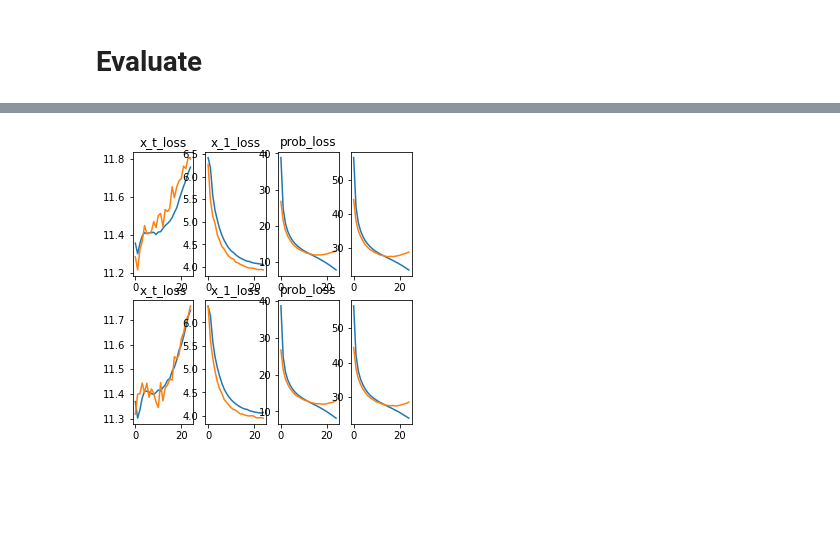
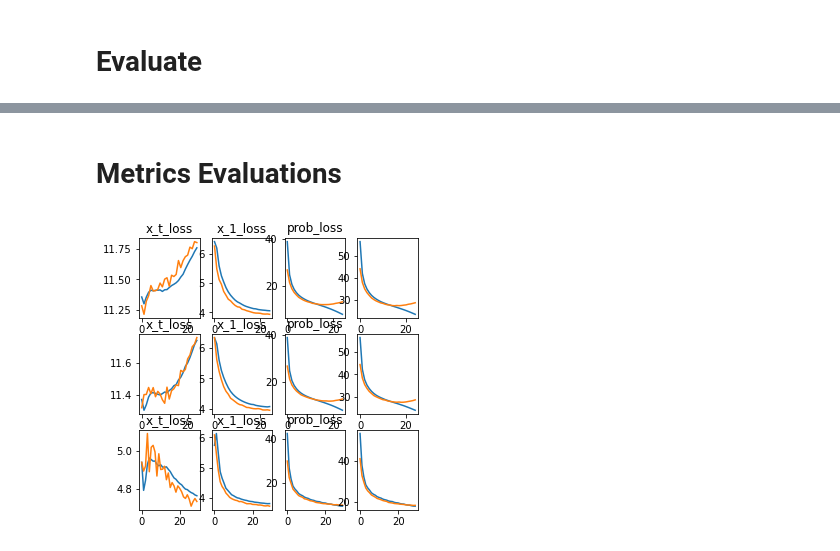
Before and after one commit to xu-shitong/diffusion-image-captioning, a Jupyter notebook: CLIP-DDPM.ipynb, the cells around one changed output, grey strips where cells are left out. Drawn from its saved outputs; the diff is of its cells as text; code cells hidden in the pictures; blank space fills up the shorter version.

```diff
--- a/CLIP-DDPM.ipynb
+++ b/CLIP-DDPM.ipynb
@@ -102,7 +101,11 @@ STEP_TOT = 1000 # total noise adding steps
 COSIN_SCHEDULE = True # if alpha sequence is scheduled in cosin instead of linear patten
 SAMPLE_SIZE = 100 # number of sample steps in each diffuse sequence
 X_0_PREDICTION = True # if model predicts x_0 or x_{t-1}
+USE_X_1_LOSS = True # if using x_1 loss
+USE_PROB_LOSS = True # if using prob loss
 
-MODEL_NAME = f"batch{BATCH_SIZE}_maxlen{MAX_LENGTH}_round{'%.0E' % ROUNDING_WEIGHT}_loss{LOSS_FUNC.__name__}_clip{CLIP_ADDING_METHOD}_clipmask{CLIP_MASK[0].item()}{CLIP_MASK[1].item()}_train-embed{TRAIN_EMBEDDING}_samplesize{SAMPLE_SIZE}_x_0_predict{X_0_PREDICTION}"
+MODEL_NAME = f"batch{BATCH_SIZE}_maxlen{MAX_LENGTH}_round{'%.0E' % ROUNDING_WEIGHT}_loss{LOSS_FUNC.__name__}\
+  _clip{CLIP_ADDING_METHOD}_clipmask{CLIP_MASK[0].item()}{CLIP_MASK[1].item()}_train-embed{TRAIN_EMBEDDING}\
+  _samplesize{SAMPLE_SIZE}_x_0_predict{X_0_PREDICTION}_use_x_1{USE_X_1_LOSS}_use_prob{USE_PROB_LOSS}"
 print(f"trial name: {MODEL_NAME}")
 # %% [output]
@@ -491,14 +520,13 @@ if not early_stopped:
 # Evaluate
 # %%
 # trial on inference
-model = torch.load(f"batch8_maxlen16_round3E-01_lossseries_sum_batch_average_clipconcat_clipmask10_train-embedFalse_samplesize100_x_0_predictFalse.pickle").to(device)
+model = torch.load("./batch8_maxlen16_round3E-01_lossseries_sum_batch_average_clipconcat_clipmask10_train-embedFalse_samplesize100_x_0_predictFalse.pickle").to(device)
 model.model.add_module("activation", activations.GELUActivation())
 model.eval()
 idx = 0
-origin_text = train_dataset.caption.loc[idx]
-print("origin text: ", origin_text)
+print("origin text: ", val_set[idx]["text"])
 
-sample = train_dataset[idx]
+sample = val_set[idx]
 image_clip = sample["image_clip"][None, None, :]
 text_clip = sample["text_clip"][None, None, :]
 x_0 = model.embedding(sample["input_ids"].unsqueeze(0))
@@ -512,7 +540,7 @@ mask = sample["attention_mask"].unsqueeze(0)
 restored = x_t
 for i in range(5):
   out, restored = model(restored[:, :MAX_LENGTH, :], image_clip, text_clip, mask)
-  print("inferred: ", train_dataset.tokenizer.decode(out.argmax(dim=-1)[0])[:len(origin_text) + 10])
+  print("inferred: ", dataset.tokenizer.decode(out.argmax(dim=-1)[0]))
 
 # effectiveness of model on large t
 print("text t effectiveness")
@@ -520,5 +548,5 @@ for i in range(1, STEP_TOT, 100):
   x_t = diffuse_t(x_0, torch.tensor([i], dtype=torch.int64, device=device))
   out, _ = model(x_t, image_clip, text_clip, mask)
 
-  print("t: ", i, "restore: ", train_dataset.tokenizer.decode(out.argmax(dim=-1)[0])[:len(origin_text) + 20])
+  print("t: ", i, "restore: ", dataset.tokenizer.decode(out.argmax(dim=-1)[0]))
 # %% [output]
@@ -544,6 +571,6 @@ t:  901 restore:  [CLS] a small wearing a pink dress is climbing climbing the st
 # %%
-
-image = Image.open("kirito.jpeg")
+# Zero shot trial
+image = Image.open("Shropshire.jpeg")
 clip_processor = CLIPProcessor.from_pretrained("./tokenizers/openai/clip-vit-base-patch32-local")
 clip = CLIP.from_pretrained("./models/openai/clip-vit-base-patch32-local")
 plt.imshow(image)
@@ -553,14 +580,11 @@ inputs = clip_processor(text="", images=image, return_tensors="pt", padding=True
 
 image_clip = clip.get_image_features(pixel_values=inputs["pixel_values"]).unsqueeze(0)
 
-x_0 = model.embedding(sample["input_ids"].unsqueeze(0))
-mask = sample["attention_mask"].unsqueeze(0)
-
 # multi-step inference
 for _ in range(10):
-  restored = torch.rand_like(x_0, device=device)
+  restored = torch.randn((1, 18, 768), device=device)
   for i in range(5):
-    out, restored = model(restored[:, :MAX_LENGTH, :], image_clip, torch.zeros_like(image_clip), mask)
+    out, restored = model(restored[:, :MAX_LENGTH, :], image_clip, torch.zeros_like(image_clip), torch.ones((1, MAX_LENGTH)))
 
-  print("inferred: ", train_dataset.tokenizer.decode(nn.functional.softmax(out, dim=-1).argmax(dim=-1)[0]))
+  print("inferred: ", dataset.tokenizer.decode(nn.functional.softmax(out, dim=-1).argmax(dim=-1)[0]))
 # %% [output]
@@ -578,4 +602,8 @@ inferred:  [CLS] a young girl wearing a red shirt runs through the grass. [SEP]
+# %% [markdown]
+# Metrics Evaluations
 # %%
+# plot train and validation error
+
 def extract_float(file_name, start=""):
   def isfloat(word):
     try:
@@ -585,34 +613,35 @@ def extract_float(file_name, start=""):
       return False
   import re
   file = open(file_name)
   l = [[float(word) for word in re.split("\n|,| ", line) if isfloat(word)] for line in file if line.startswith(start)]
   return torch.tensor(l)
 
 
 
 file_names = [
-  "batch8_maxlen16_round3E-01_lossseries_sum_batch_average_clipconcat_clipmask10_train-embedFalse_samplesize100_x_0_predictFalse",
-  "batch8_maxlen16_round3E-01_lossseries_sum_batch_average_clipconcat_clipmask11_train-embedFalse_samplesize100_x_0_predictFalse",
+  "batch8_maxlen16_round3E-01_lossseries_sum_batch_average_clipconcat_clipmask10_train-embedFalse_samplesize100_x_0_predictFalse.log",
+  "batch8_maxlen16_round3E-01_lossseries_sum_batch_average_clipconcat_clipmask11_train-embedFalse_samplesize100_x_0_predictFalse.log",
+  "batch8_maxlen16_round3E-01_lossseries_sum_batch_average_clipconcat_clipmask11_train-embedFalse_samplesize100_x_0_predictTrue.txt"
   # "batch8_maxlen16_round3E-01_lossseries_sum_batch_average_clipconcat_clipmask10_train-embedFalse_samplesize100",
 ]
 
 fig, axarr = plt.subplots(len(file_names), 4, figsize=(5, 5))
 for i, file_name in enumerate(file_names):
-  losses = extract_float(file_name + ".txt", start="epoch") # shape [batch size, 7] each line is [batch number, x_t, x_1, prob losses, validation x_t x_1 prob losses]
+  losses = extract_float(file_name, start="epoch") # shape [batch size, 7] each line is [batch number, x_t, x_1, prob losses, validation x_t x_1 prob losses]
   train_index = {1: "x_t_loss",2: "x_1_loss",3: "prob_loss"}
   val_index = {4: "x_t_loss",5: "x_1_loss",6: "prob_loss"}
   train_sum_losses = losses[:, list(train_index.keys())].sum(dim=-1)
   val_sum_losses = losses[:, list(val_index.keys())].sum(dim=-1)
 
   for j, idx in enumerate(train_index):
     axarr[i, j].plot(losses[:, idx])
     axarr[i, j].set_title(train_index[idx])
 
   for j, idx in enumerate(val_index):
     axarr[i, j].plot(losses[:, idx])
     axarr[i, j].set_title(val_index[idx])
 
   axarr[i, 3].plot(train_sum_losses)
   axarr[i, 3].plot(val_sum_losses)
 # %% [output]
-[figure, old version]
+[figure, new version]
```
Also changed, not shown: parts of 13 cells of this notebook, 15 other files.
